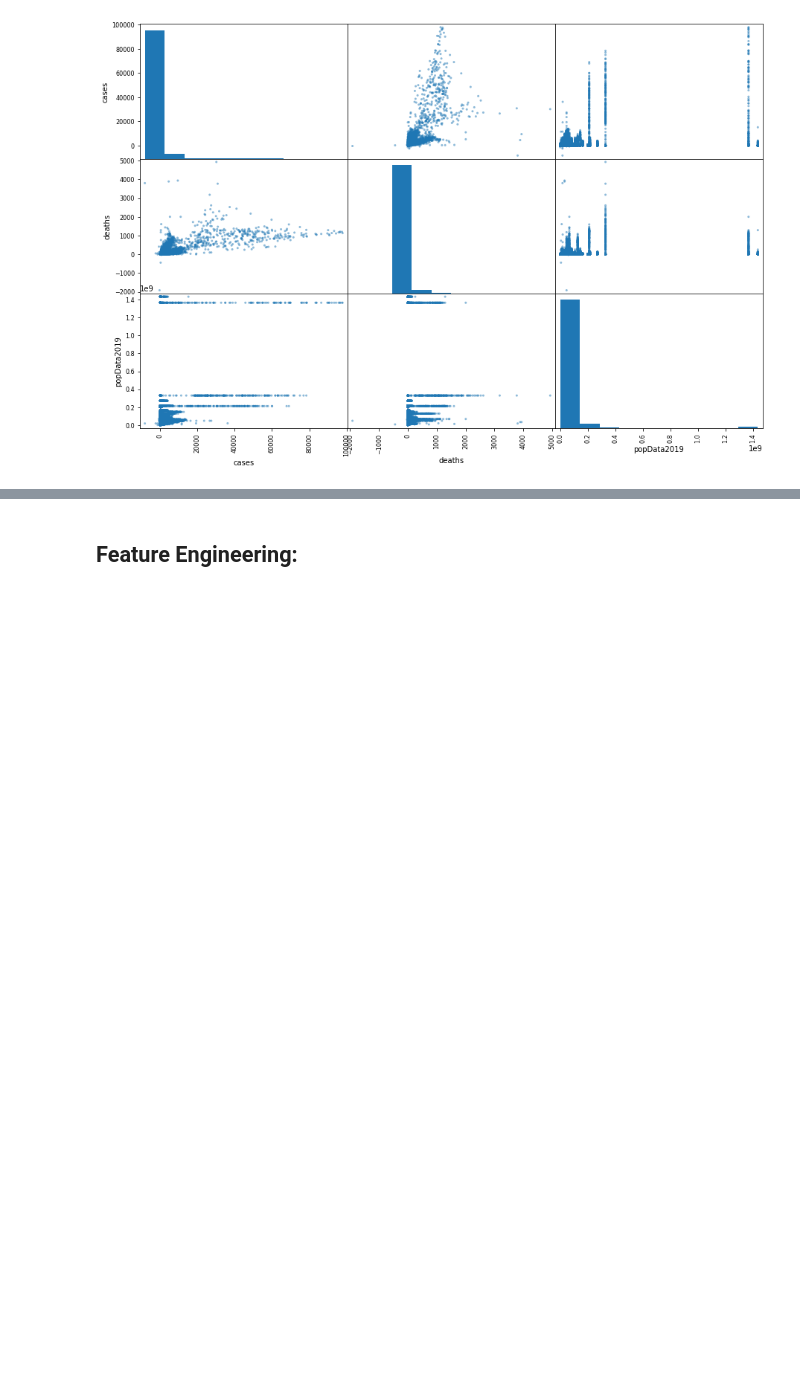
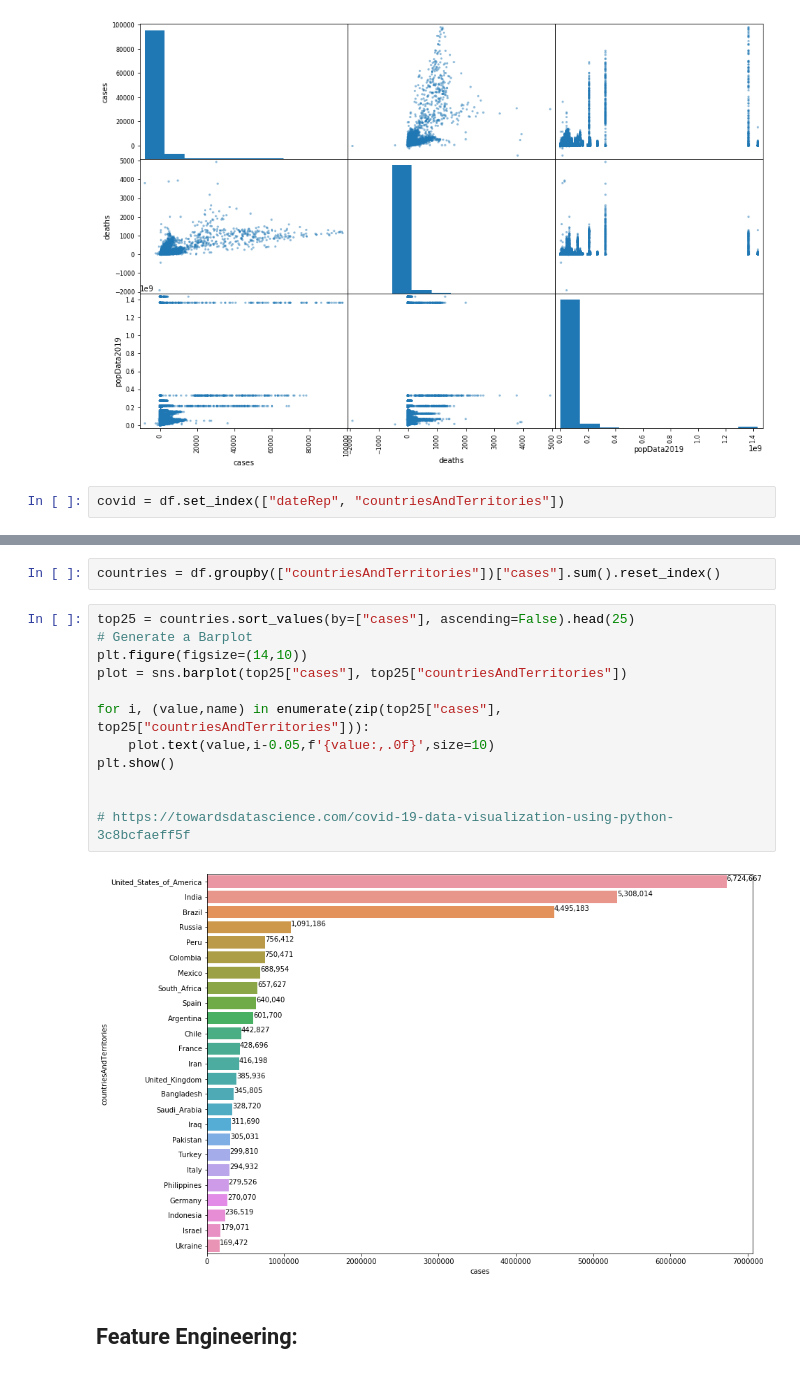
Before and after one commit to naseerfaheem/COVID-19-EDA, a Jupyter notebook: Covid-19.ipynb, the cells around one changed output, grey strips where cells are left out. Cells and saved outputs as stored; diff of their text form; blank space fills up the shorter version.

```diff
--- a/Covid-19.ipynb
+++ b/Covid-19.ipynb
@@ -39,3 +78,5 @@ attributes = [ "cases", "deaths", "popData2019" ]
 scatter_matrix(df[attributes], figsize=(15,10));
 # %% [output]
 [figure]
+# %%
+covid = df.set_index(["dateRep", "countriesAndTerritories"])
@@ -42,3 +123,19 @@ scatter_matrix(df[attributes], figsize=(15,10));
+# %%
+countries = df.groupby(["countriesAndTerritories"])["cases"].sum().reset_index()
+# %%
+top25 = countries.sort_values(by=["cases"], ascending=False).head(25)
+# Generate a Barplot
+plt.figure(figsize=(14,10))
+plot = sns.barplot(top25["cases"], top25["countriesAndTerritories"])
+
+for i, (value,name) in enumerate(zip(top25["cases"], top25["countriesAndTerritories"])):
+    plot.text(value,i-0.05,f'{value:,.0f}',size=10)
+plt.show()
+
+
+# https://towardsdatascience.com/covid-19-data-visualization-using-python-3c8bcfaeff5f
+# %% [output]
+[figure, added]
 # %% [markdown]
 ## Feature Engineering:
 # %%
```
Also changed, not shown: parts of 16 cells of this notebook.
